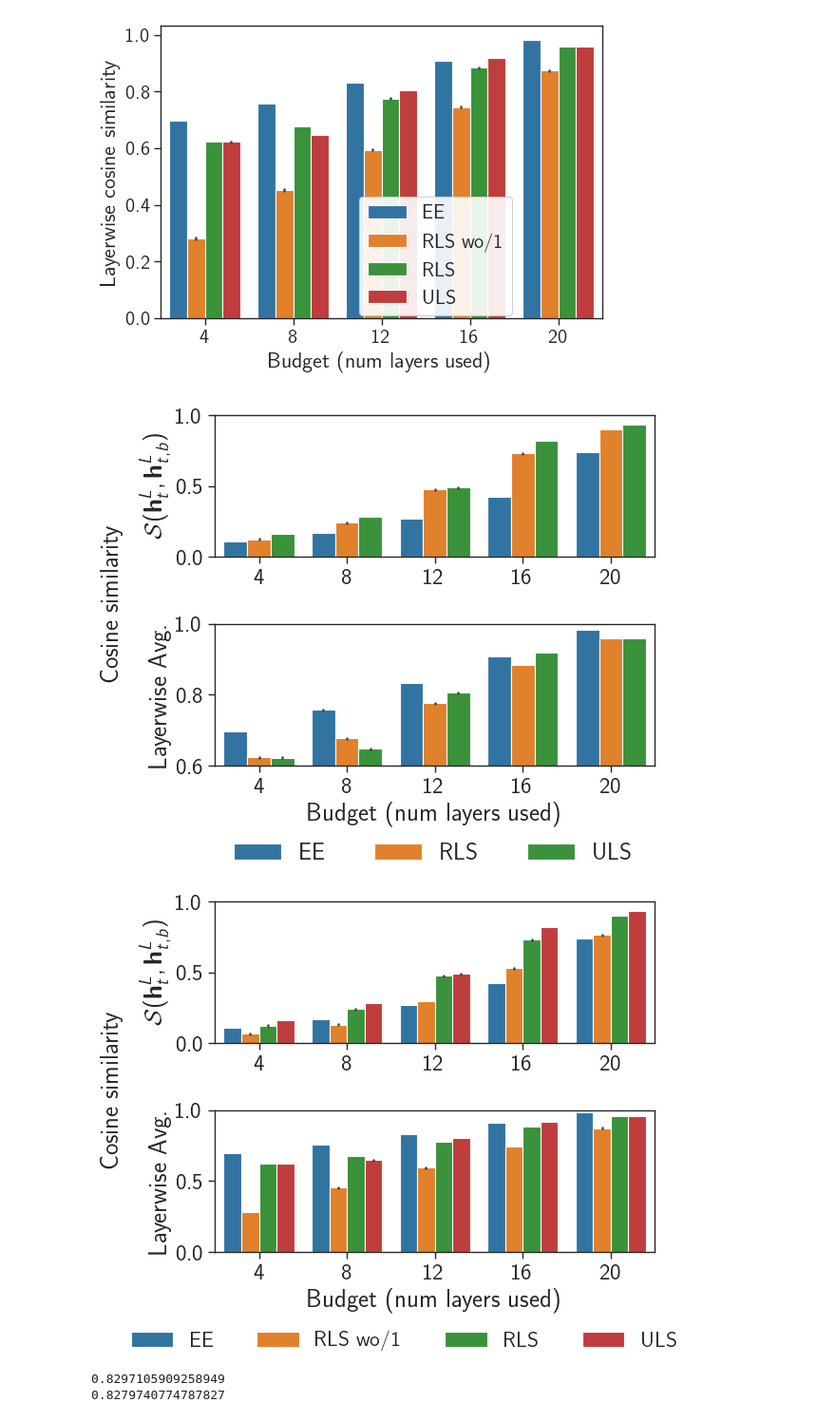
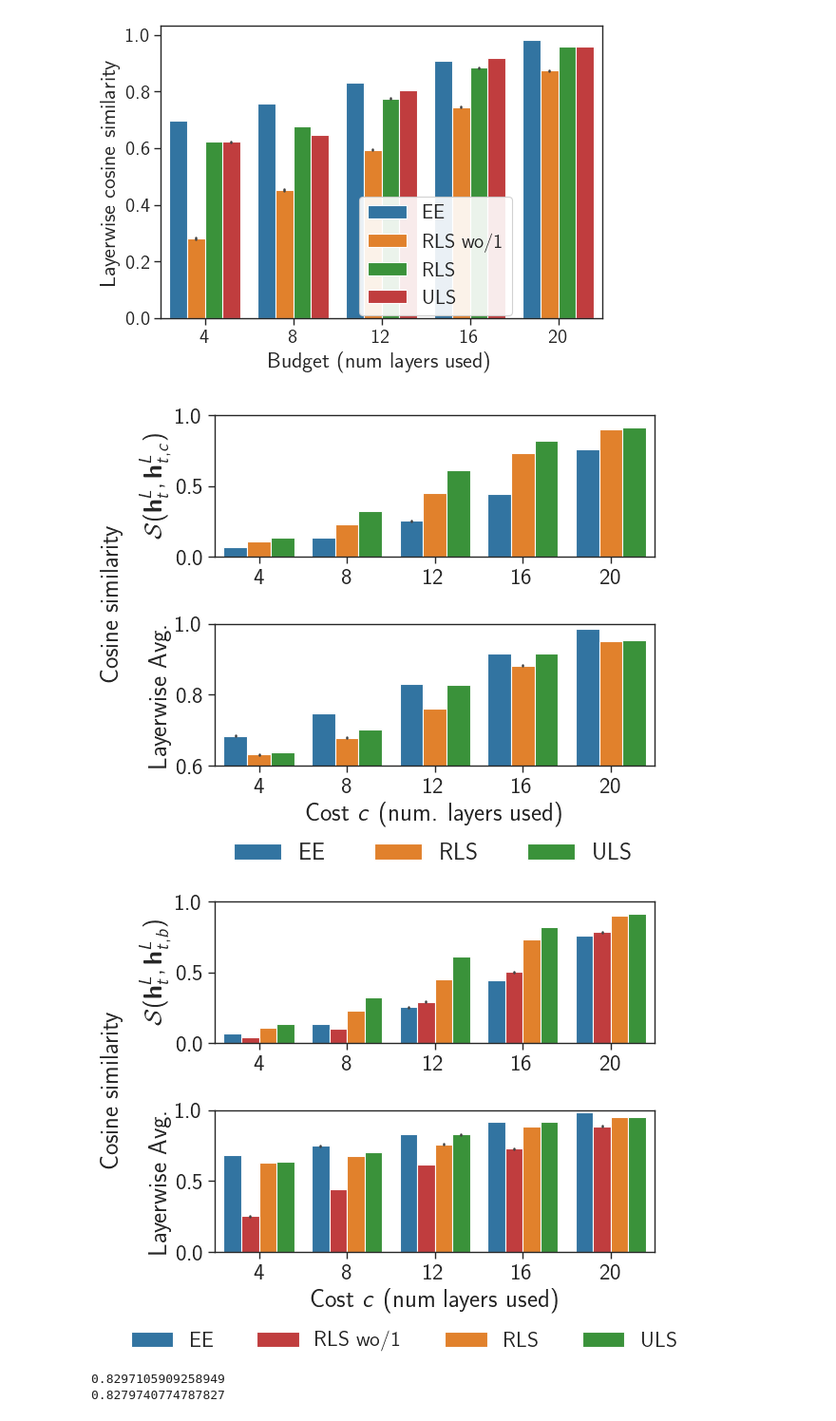
Before and after one commit to networkslab/enlsp_neurips24, a Jupyter notebook: src/analysis/EXP1.ipynb, the cells around one changed output. Shown: that part at 95% size. Saved outputs shown, nothing was run; the diff lists cells and outputs as text; code cells hidden in the pictures.

Commit message:
Updated plotting code for submission

```diff
--- a/src/analysis/EXP1.ipynb
+++ b/src/analysis/EXP1.ipynb
@@ -18,8 +18,8 @@ plt.rcParams.update({
 })
 plt.rcParams['text.latex.preamble'] = r'\usepackage{amsmath} \usepackage{sansmath} \sansmath'
 # %%
-fname_layer_to_final = r"data\hidden_states\cnndm\cnndm_layer_to_final_similarities.npz"
-fname_layerwise = r"data\hidden_states\cnndm\cnndm_layer_wise_similarities.npz"
+fname_layer_to_final = r"data\hidden_states\alpaca\layer_to_final_similarities_alpaca.npz"
+fname_layerwise = r"data\hidden_states\alpaca\layer_wise_similarities_alpaca.npz"
 
 layer_to_final_dict = np.load(fname_layer_to_final, allow_pickle=True)
 layerwise_dict = np.load(fname_layerwise, allow_pickle=True)
@@ -110,7 +110,7 @@ fig, axs = plt.subplots(2,1,figsize=(6,5))
 
 #remove RLS
 sns.barplot(data=df.loc[df["strategy"]!="RLS wo/1"],x="budget",y="cos_similarity",hue="strategy",errorbar=("ci",95),ax=axs[0])
-axs[0].set_ylabel(r"$\mathcal{S}(\textbf{h}^L_{t}, \textbf{h}^L_{t, b})$")
+axs[0].set_ylabel(r"$\mathcal{S}(\textbf{h}^L_{t}, \textbf{h}^L_{t, c})$")
 #remove x label
 axs[0].set_xlabel("")
 axs[0].set_ylim(0.0,1.0)
@@ -119,7 +119,7 @@ axs[0].get_legend().remove()
 
 sns.barplot(data=df_cumulative.loc[df["strategy"]!="RLS wo/1"],x="budget",y="cos_sim",hue="strategy",errorbar=("ci",95),ax=axs[1])
 axs[1].set_ylabel("Layerwise Avg.")
-axs[1].set_xlabel("Budget (num layers used)")
+axs[1].set_xlabel("Cost $c$ (num. layers used)")
 axs[1].set_ylim(0.6,1.0)
 axs[1].set_yticks([0.6,0.8,1.0])
 axs[1].get_legend().remove()
@@ -129,13 +129,16 @@ handles, labels = axs[1].get_legend_handles_labels()
 fig.text(-0.02, 0.53, 'Cosine similarity', va='center', rotation='vertical',fontsize=19,fontweight="bold")
 fig.legend(handles, labels, ncol=4, loc=(0.23,-0.010),fontsize=18,framealpha=0.9,edgecolor="none")
 plt.tight_layout()
-plt.savefig("data/hidden_states/cnndm/layerwise_and_final_similarities_cnndm.pdf",bbox_inches="tight")
+plt.savefig("data/hidden_states/alpaca/layerwise_and_final_similarities_alpaca.pdf",bbox_inches="tight")
 plt.show()
 # %% [output]
-[figure, old version]
+[figure, new version]
+# %%
+new_palette = sns.color_palette("tab10", 4)
+new_palette = [new_palette[0],new_palette[3],new_palette[1],new_palette[2]]
 # %%
 #plot previous 2 together, stacked vertically, enable latex
-sns.set_theme(context="paper", style="ticks",font_scale=2.0,palette="tab10")
+sns.set_theme(context="paper", style="ticks",font_scale=2.0,palette=new_palette)
 #set font to default
 
 plt.rcParams.update({
@@ -143,36 +146,36 @@ plt.rcParams.update({
     "font.family": "sans-serif",
 })
 
 
 
 
 fig, axs = plt.subplots(2,1,figsize=(6,5))
 
 #remove RLS
 sns.barplot(data=df,x="budget",y="cos_similarity",hue="strategy",errorbar=("ci",95),ax=axs[0])
 axs[0].set_ylabel(r"$\mathcal{S}(\textbf{h}^L_{t}, \textbf{h}^L_{t, b})$")
 #remove x label
 axs[0].set_xlabel("")
 axs[0].set_ylim(0.0,1.0)
 axs[0].set_yticks([0.0,0.5,1.0])
 axs[0].get_legend().remove()
 
 sns.barplot(data=df_cumulative,x="budget",y="cos_sim",hue="strategy",errorbar=("ci",95),ax=axs[1])
 axs[1].set_ylabel("Layerwise Avg.")
-axs[1].set_xlabel("Budget (num layers used)")
+axs[1].set_xlabel("Cost $c$ (num layers used)")
 axs[1].set_ylim(0.0,1.0)
 axs[1].set_yticks([0.0,0.5,1.0])
 axs[1].get_legend().remove()
 
 
 handles, labels = axs[1].get_legend_handles_labels()
 fig.text(-0.02, 0.53, 'Cosine similarity', va='center', rotation='vertical',fontsize=19,fontweight="bold")
 fig.legend(handles, labels, ncol=4, loc=(0.05,-0.010),fontsize=16,framealpha=0.9,edgecolor="none")
 plt.tight_layout()
-plt.savefig("data/hidden_states/cnndm/RLS_layerwise_and_final_similarities_cnndm.pdf",bbox_inches="tight")
+plt.savefig("data/hidden_states/alpaca/RLS_layerwise_and_final_similarities_alpaca.pdf",bbox_inches="tight")
 plt.show()
 # %% [output]
-[figure, old version]
+[figure, new version]
 # %%
 print(np.mean(df_cumulative[(df_cumulative["budget"]==12) & (df_cumulative["strategy"]=="EE")]["cos_sim"]))
 print(np.mean(df_cumulative[(df_cumulative["budget"]==12) & (df_cumulative["strategy"]=="ULS")]["cos_sim"]))
```
Also changed, not shown: parts of 5 cells of this notebook, 3 other files.
